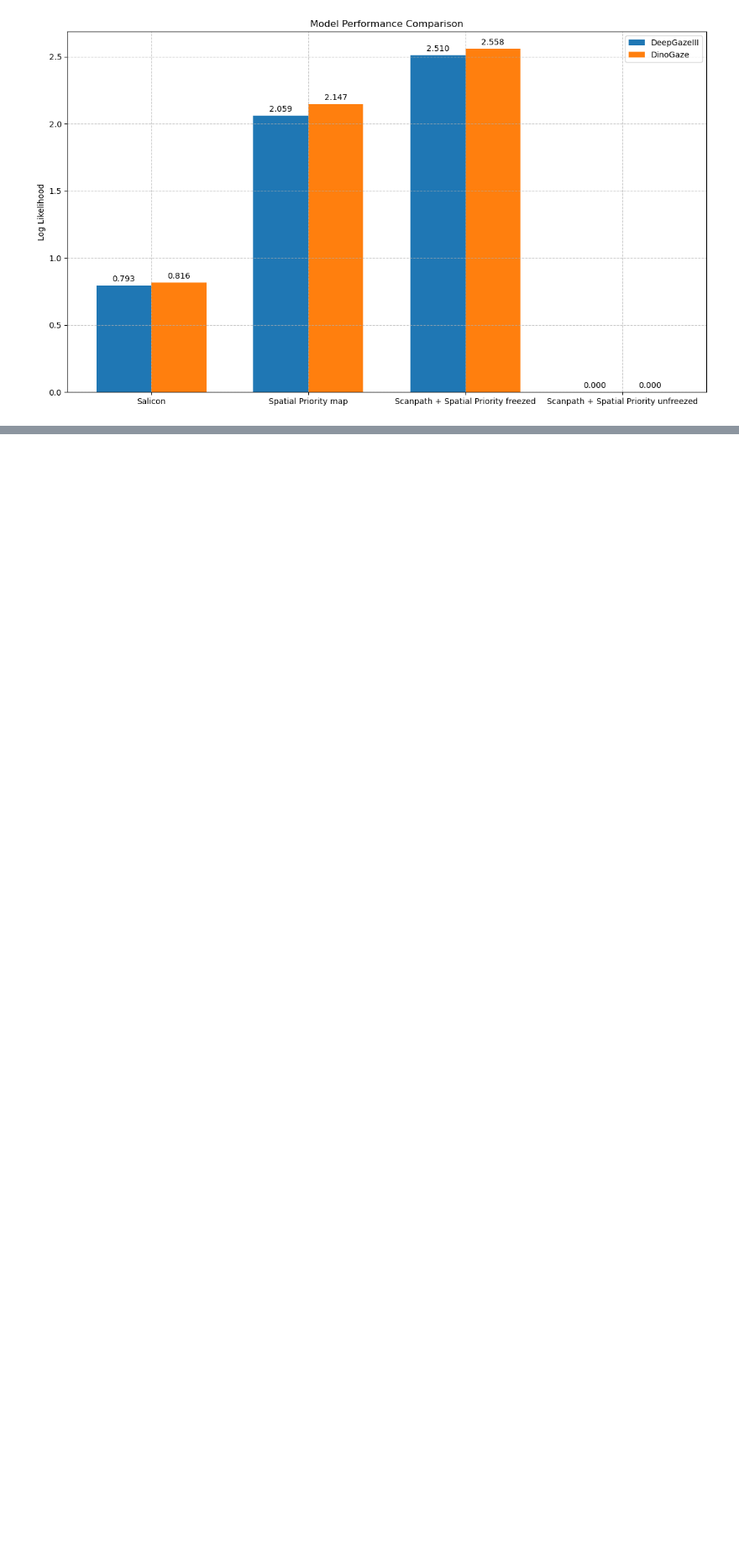
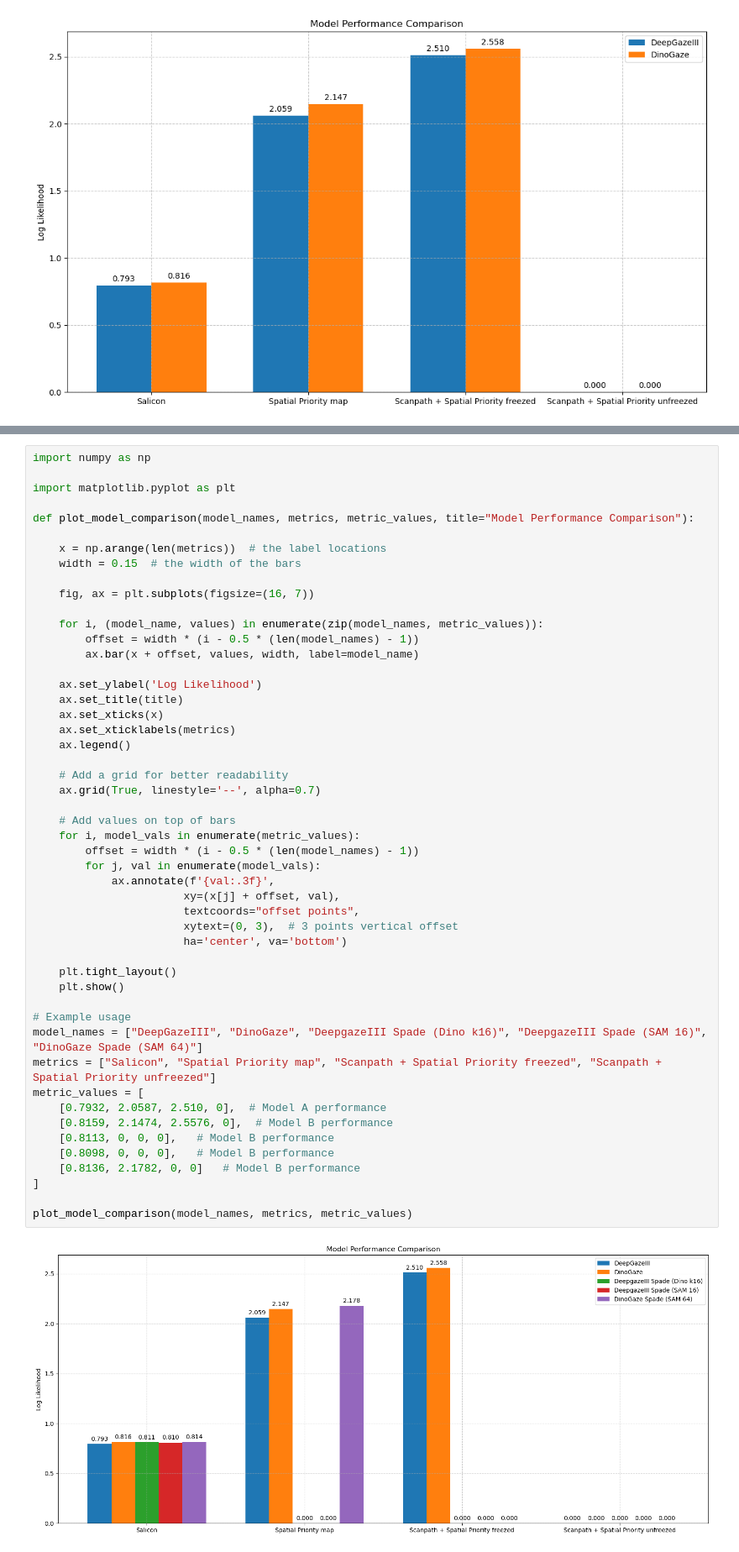
Before and after one commit to MirkoMorello/Decoding_Neural_Dynamics_of_Visual_Perceptual_Segmentation, a Jupyter notebook: notebooks/performances.ipynb, the cells around one changed output, grey strips where cells are left out. Shown at 84% size. Cells and saved outputs as stored; diff of their text form; blank space fills up the shorter version.

```diff
--- a/notebooks/performances.ipynb
+++ b/notebooks/performances.ipynb
@@ -100,0 +101,52 @@ plot_model_comparison(model_names, metrics, metric_values)
+# %%
+import numpy as np
+
+import matplotlib.pyplot as plt
+
+def plot_model_comparison(model_names, metrics, metric_values, title="Model Performance Comparison"):
+
+    x = np.arange(len(metrics))  # the label locations
+    width = 0.15  # the width of the bars
+
+    fig, ax = plt.subplots(figsize=(16, 7))
+
+    for i, (model_name, values) in enumerate(zip(model_names, metric_values)):
+        offset = width * (i - 0.5 * (len(model_names) - 1))
+        ax.bar(x + offset, values, width, label=model_name)
+
+    ax.set_ylabel('Log Likelihood')
+    ax.set_title(title)
+    ax.set_xticks(x)
+    ax.set_xticklabels(metrics)
+    ax.legend()
+
+    # Add a grid for better readability
+    ax.grid(True, linestyle='--', alpha=0.7)
+
+    # Add values on top of bars
+    for i, model_vals in enumerate(metric_values):
+        offset = width * (i - 0.5 * (len(model_names) - 1))
+        for j, val in enumerate(model_vals):
+            ax.annotate(f'{val:.3f}',
+                       xy=(x[j] + offset, val),
+                       textcoords="offset points",
+                       xytext=(0, 3),  # 3 points vertical offset
+                       ha='center', va='bottom')
+
+    plt.tight_layout()
+    plt.show()
+
+# Example usage
+model_names = ["DeepGazeIII", "DinoGaze", "DeepgazeIII Spade (Dino k16)", "DeepgazeIII Spade (SAM 16)", "DinoGaze Spade (SAM 64)"]
+metrics = ["Salicon", "Spatial Priority map", "Scanpath + Spatial Priority freezed", "Scanpath + Spatial Priority unfreezed"]
+metric_values = [
+    [0.7932, 2.0587, 2.510, 0],  # Model A performance
+    [0.8159, 2.1474, 2.5576, 0],  # Model B performance
+    [0.8113, 0, 0, 0],   # Model B performance
+    [0.8098, 0, 0, 0],   # Model B performance
+    [0.8136, 2.1782, 0, 0]   # Model B performance
+]
+
+plot_model_comparison(model_names, metrics, metric_values)
+# %% [output]
+[figure, added]
```
Also changed, not shown: parts of 1 cell of this notebook, 1 other file.
